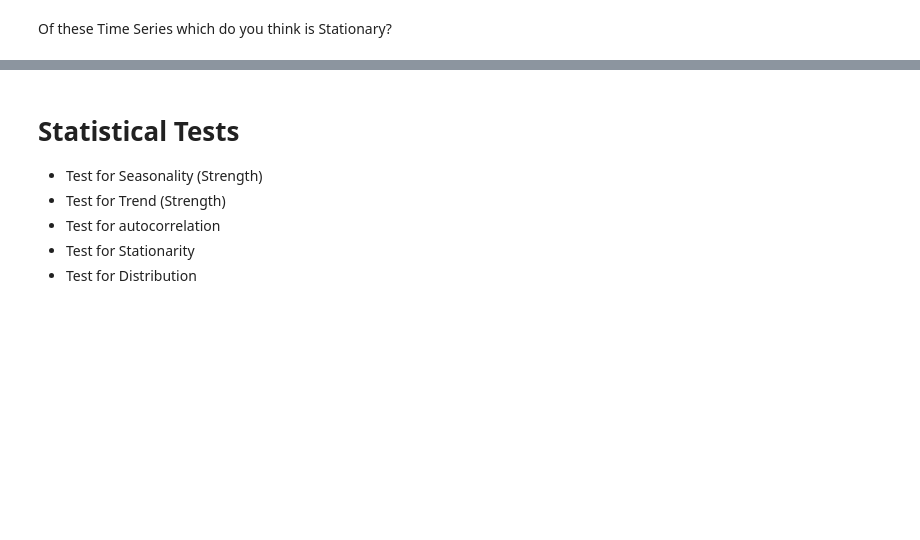
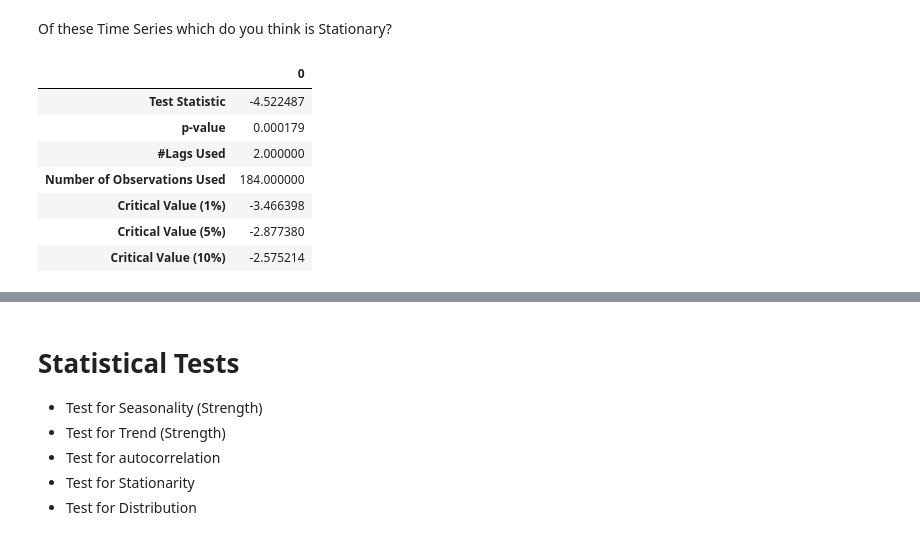
Before and after one commit to ag-ds-bubble/GIDS-2020-Time-Series-Forecasting-Workshop, a Jupyter notebook: Notebooks/05-Time Series Statistical Foundations & Graphics - pt.2.ipynb, the cells around one changed output, grey strips where cells are left out. Saved outputs shown, nothing was run; the diff lists cells and outputs as text; code cells hidden in the pictures; blank space fills up the shorter version.

```diff
--- a/Notebooks/05-Time Series Statistical Foundations & Graphics - pt.2.ipynb
+++ b/Notebooks/05-Time Series Statistical Foundations & Graphics - pt.2.ipynb
@@ -389,0 +522,11 @@ kpss_test(airpassengers_data.Passengers)
+# %%
+adf_test(usa_cipsu_data.Consumption)
+# %% [output]
+|  | 0 |
+| Test Statistic | -4.522487 |
+| p-value | 0.000179 |
+| #Lags Used | 2.000000 |
+| Number of Observations Used | 184.000000 |
+| Critical Value (1%) | -3.466398 |
+| Critical Value (5%) | -2.877380 |
+| Critical Value (10%) | -2.575214 |
```
Also changed, not shown: parts of 49 cells of this notebook, 6 other files.
